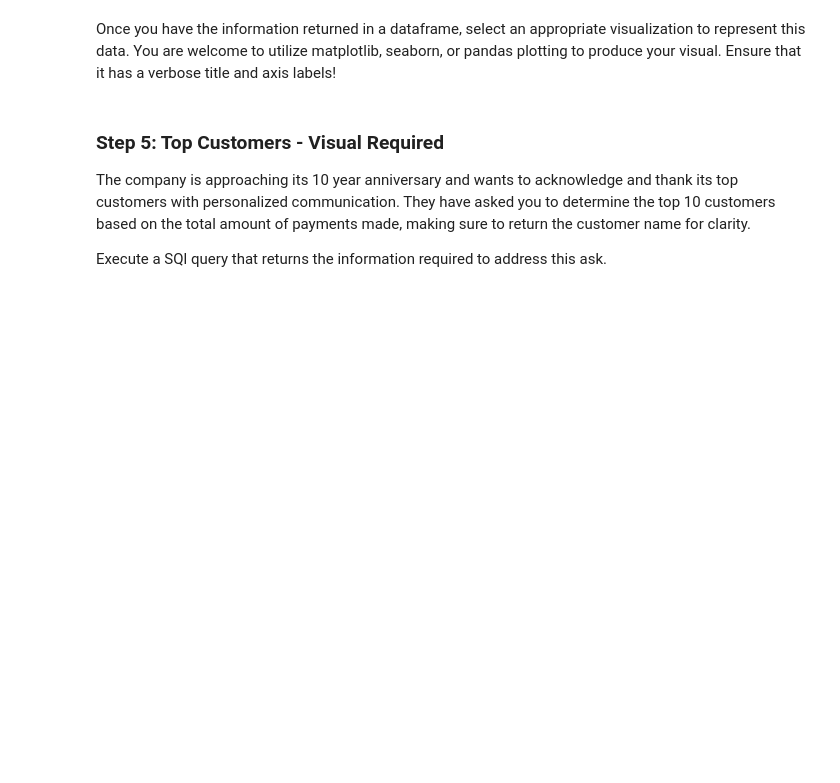
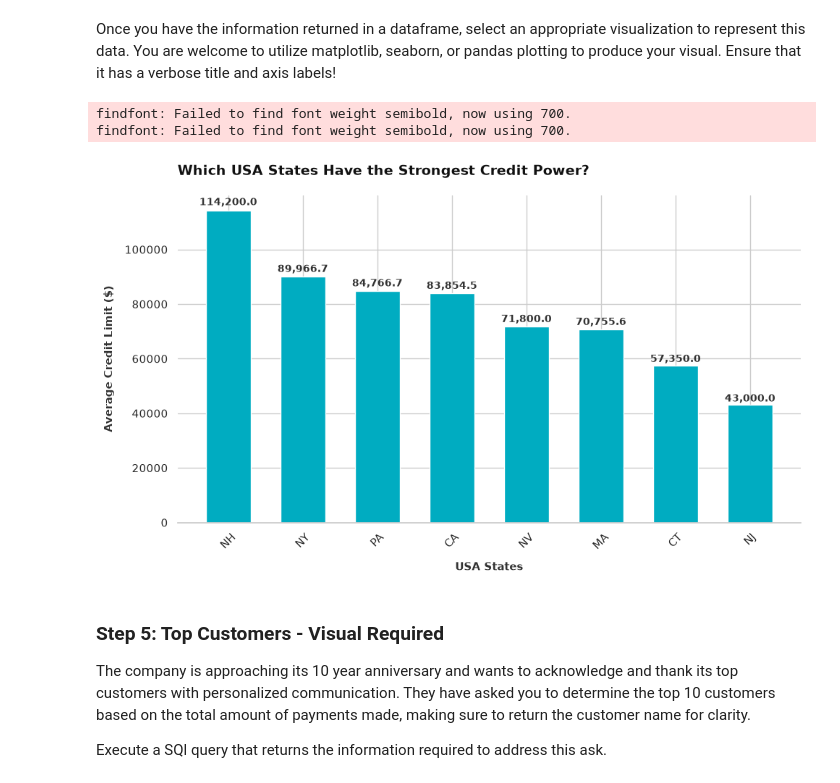
Before and after one commit to oliverkiplagat/dsc-sql-summative-lab, a Jupyter notebook: SQLSummativeLab.ipynb, the cells around one changed output. Cells and saved outputs as stored; diff of their text form; code cells hidden in the pictures; blank space fills up the shorter version.

Commit message:
plot average credit limit by state

```diff
--- a/SQLSummativeLab.ipynb
+++ b/SQLSummativeLab.ipynb
@@ -362,7 +372,26 @@ Once you have the information returned in a dataframe, select an appropriate vis
 # %%
 # Replace None with your visual code
 # Produce a visual to represent the average credit limit by state
-None
+
+# Why we use our custom function:
+
+fig, ax = plot_charts(
+    df = df_usa_credit,
+    x_col = "state",
+    y_col = "average_credit_limit",
+    chart_type = "bar",
+    title = "Which USA States Have the Strongest Credit Power?",
+    xlabel = "USA States",
+    ylabel = "Average Credit Limit ($)",
+    color = "#00acc1" # Beautiful modern teal
+)
+
+# Show the chart
+plt.show()
+# %% [output]
+findfont: Failed to find font weight semibold, now using 700.
+findfont: Failed to find font weight semibold, now using 700.
+[figure, added]
 # %% [markdown]
 ### Step 5: Top Customers - Visual Required
 The company is approaching its 10 year anniversary and wants to acknowledge and thank its top customers with personalized communication. They have asked you to determine the top 10 customers based on the total amount of payments made, making sure to return the customer name for clarity.
```
Also changed, not shown: parts of 1 cell of this notebook.
